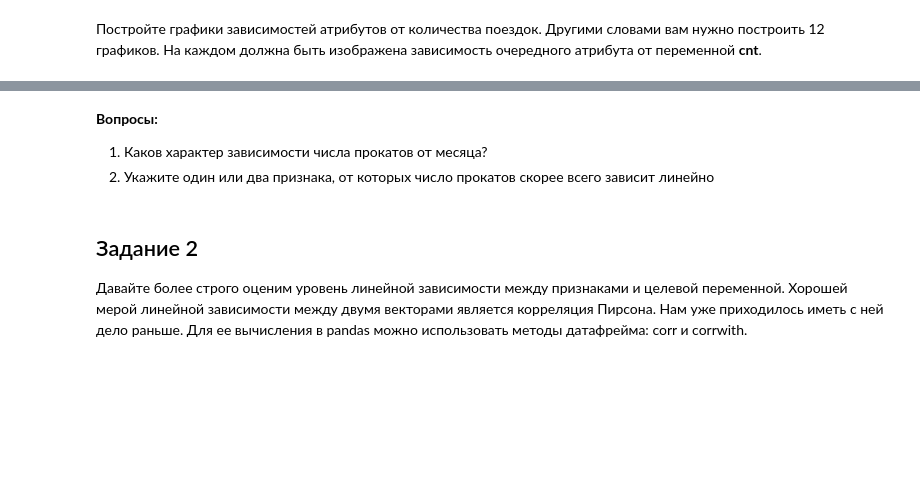
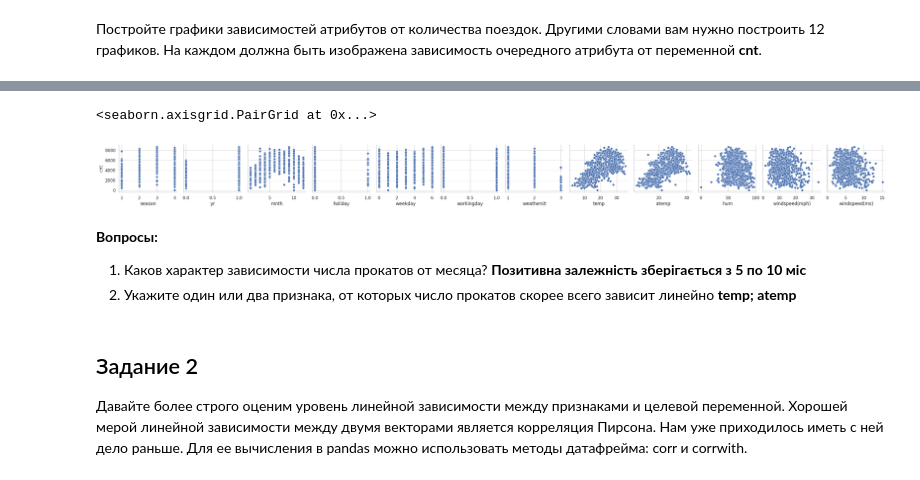
Before and after one commit to a33211/Data-science-homeworks, a Jupyter notebook: "Homework_4_OverfittingHomeWork_ipynb".ipynb, the cells around one changed output, grey strips where cells are left out. Cells and saved outputs as stored; diff of their text form; code cells hidden in the pictures; blank space fills up the shorter version.

```diff
--- a/"Homework_4_OverfittingHomeWork_ipynb".ipynb
+++ b/"Homework_4_OverfittingHomeWork_ipynb".ipynb
@@ -63,7 +67,16 @@ KeyboardInterrupt: ignored
+# %%
+predictors = list(df.drop(['cnt'], axis=1).columns)
+pairplots = sns.pairplot(data=df, x_vars=predictors, y_vars=['cnt'])
+display(pairplots)
+# %% [output]
+<seaborn.axisgrid.PairGrid at 0x...>
+[figure, added]
 # %% [markdown]
 __Вопросы:__
 1. Каков характер зависимости числа прокатов от месяца?
+**Позитивна залежність зберігається з 5 по 10 міс**
 1. Укажите один или два признака, от которых число прокатов скорее всего зависит линейно
+**temp; atemp**
 # %% [markdown]
 ## Задание 2
 
```
Also changed, not shown: parts of 12 cells of this notebook.
